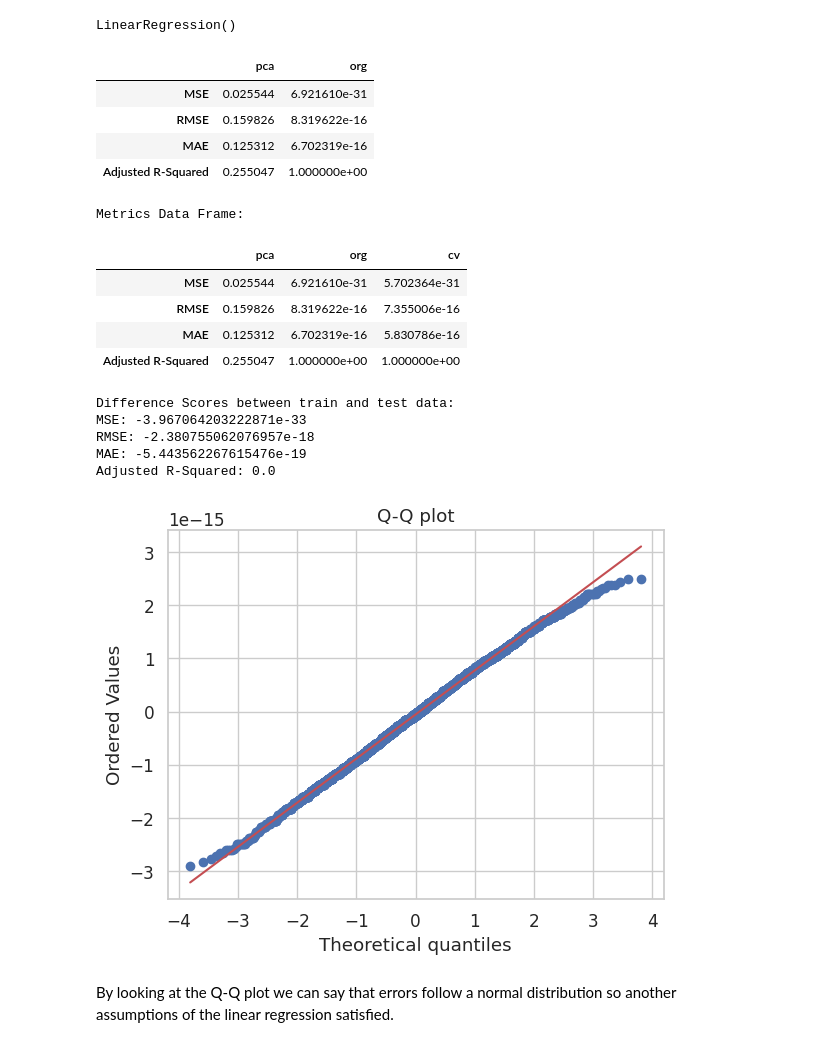
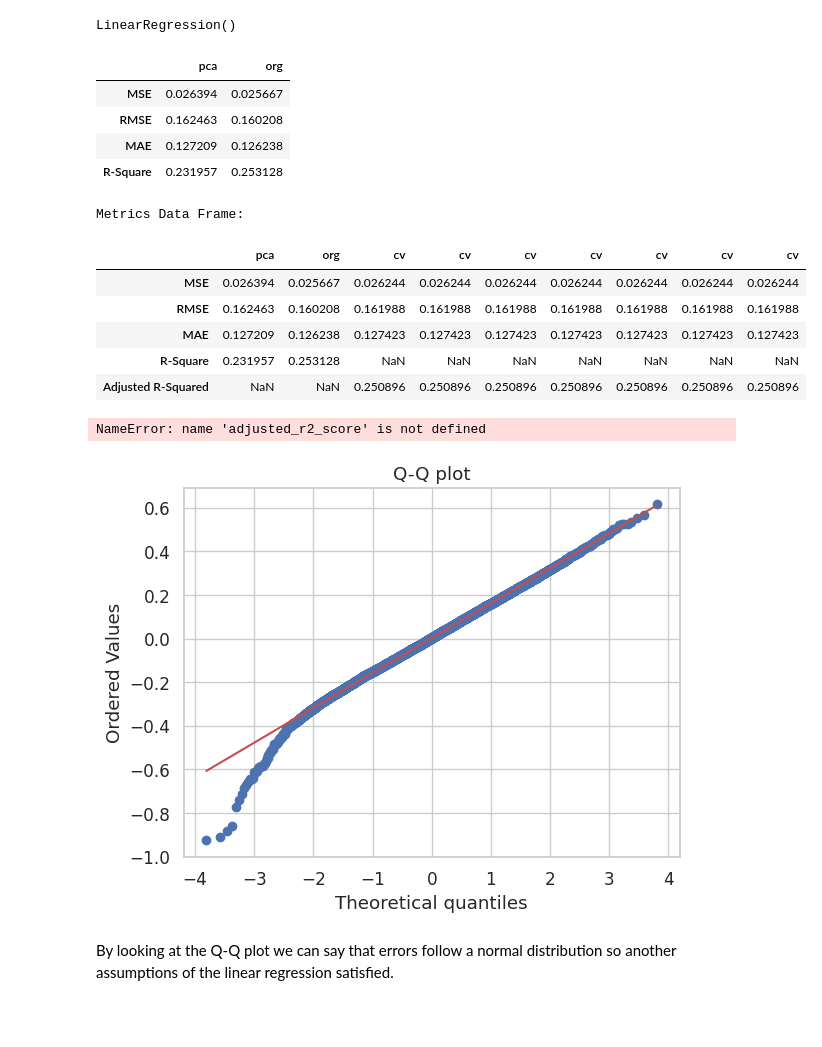
Before and after one commit to Erfan-Taherirani/Applied-ML-Lab, a Jupyter notebook: core_ml/regression/impact_of_ai_on_students/GPA_change_analysis.ipynb, the cells around one changed output. Saved outputs shown, nothing was run; the diff lists cells and outputs as text; code cells hidden in the pictures; blank space fills up the shorter version.

```diff
--- a/core_ml/regression/impact_of_ai_on_students/src/GPA_change_analysis.ipynb
+++ b/core_ml/regression/impact_of_ai_on_students/GPA_change_analysis.ipynb
@@ -79,7 +106,7 @@ sns.set_theme(
 # %% [markdown]
 ## 1. Data Structure and Types Examinations
 # %%
-df = pd.read_csv("../data/ai_student_impact_dataset (1).csv")
+df = pd.read_csv("data/raw/ai_student_impact_dataset (1).csv")
 df.head()
 # %% [output]
 |  | Student_ID | Major_Category | Year_of_Study | Pre_Semester_GPA | Weekly_GenAI_Hours | Primary_Use_Case | ... |
@@ -593,7 +604,9 @@ df.head(10)
 | 9 | 100010 | business | sophomore | 3.046 | 19.99 | debugging/troubleshooting | ... |
 # %%
 # creating the inputs
-feature_names = [feature for feature in df.columns if feature not in ["Student_ID", "GPA_Difference"]]
+feature_names = [feature for feature in df.columns if feature not in [
+    "Student_ID", "GPA_Difference", "Pre_Semester_GPA", "Post_Semester_GPA"
+]]
 
 X = df[feature_names]
 y = df['GPA_Difference']
@@ -848,8 +859,6 @@ linreg_org.fit(X_train_scaled, y_train)
 # %% [output]
 LinearRegression()
 # %%
-from metrics import adjusted_r2_score
-
 # evaluating models:
 # model trained on principal components
 y_pred_pca = linreg_pca.predict(X_test_pca_095)
@@ -858,7 +867,7 @@ mse_pca = mean_squared_error(y_true=y_test, y_pred=y_pred_pca)
 rmse_pca = root_mean_squared_error(y_true=y_test, y_pred=y_pred_pca)
 mae_pca = mean_absolute_error(y_true=y_test, y_pred=y_pred_pca)
 r2_score_pca = r2_score(y_true=y_test, y_pred=y_pred_pca)
-adjusted_r2_score_pca = adjusted_r2_score(r2_score_pca, y_test.shape[0], X_test.shape[1])
+# adjusted_r2_score_pca = adjusted_r2_score(r2_score_pca, y_test.shape[0], X_test.shape[1])
 
 # model trained on original features scaled
 y_pred_org = linreg_org.predict(X_test_scaled)
@@ -867,23 +876,23 @@ mse_org = mean_squared_error(y_true=y_test, y_pred=y_pred_org)
 rmse_org = root_mean_squared_error(y_true=y_test, y_pred=y_pred_org)
 mae_org = mean_absolute_error(y_true=y_test, y_pred=y_pred_org)
 r2_score_org = r2_score(y_true=y_test, y_pred=y_pred_org)
-adjusted_r2_score_org = adjusted_r2_score(r2_score_org, y_test.shape[0], X_test.shape[1])
+# adjusted_r2_score_org = adjusted_r2_score(r2_score_org, y_test.shape[0], X_test.shape[1])
 
 
 metrics_df = pd.DataFrame(
     {
-        "pca": [mse_pca, rmse_pca, mae_pca, adjusted_r2_score_pca],
-        "org": [mse_org, rmse_org, mae_org, adjusted_r2_score_org]
+        "pca": [mse_pca, rmse_pca, mae_pca, r2_score_pca],
+        "org": [mse_org, rmse_org, mae_org, r2_score_org]
 	},
-    index=["MSE", "RMSE", "MAE", "Adjusted R-Squared"]
+    index=["MSE", "RMSE", "MAE", "R-Square"]
 )
 metrics_df
 # %% [output]
 |  | pca | org |
-| MSE | 0.025544 | 6.921610e-31 |
-| RMSE | 0.159826 | 8.319622e-16 |
-| MAE | 0.125312 | 6.702319e-16 |
-| Adjusted R-Squared | 0.255047 | 1.000000e+00 |
+| MSE | 0.026394 | 0.025667 |
+| RMSE | 0.162463 | 0.160208 |
+| MAE | 0.127209 | 0.126238 |
+| R-Square | 0.231957 | 0.253128 |
 # %%
 # final model evaluation
 linreg = LinearRegression()
@@ -921,24 +930,25 @@ adjusted_r2_score_cv = adjusted_r2_score(r2_score_cv, n_samples=40_000, n_featur
 # %%
 metrics_df = pd.concat(
     [
         metrics_df,
         pd.DataFrame(
-            data={"cv": [mse_cv.mean(), rmse_cv.mean(), mae_cv.mean(), adjusted_r2_score_cv.mean()]},
+            data={"cv": [mse_cv.mean(), rmse_cv.mean(), mae_cv.mean(), r2_score_cv.mean()]},
             index=["MSE", "RMSE", "MAE", "Adjusted R-Squared"]
 		)
 	],
     axis=1
 )
 
 print("Metrics Data Frame:")
 metrics_df
 # %% [output]
 Metrics Data Frame:
-|  | pca | org | cv |
-| MSE | 0.025544 | 6.921610e-31 | 5.702364e-31 |
-| RMSE | 0.159826 | 8.319622e-16 | 7.355006e-16 |
-| MAE | 0.125312 | 6.702319e-16 | 5.830786e-16 |
-| Adjusted R-Squared | 0.255047 | 1.000000e+00 | 1.000000e+00 |
+|  | pca | org | cv | cv | cv | cv | cv | cv | cv |
+| MSE | 0.026394 | 0.025667 | 0.026244 | 0.026244 | 0.026244 | 0.026244 | 0.026244 | 0.026244 | 0.026244 |
+| RMSE | 0.162463 | 0.160208 | 0.161988 | 0.161988 | 0.161988 | 0.161988 | 0.161988 | 0.161988 | 0.161988 |
+| MAE | 0.127209 | 0.126238 | 0.127423 | 0.127423 | 0.127423 | 0.127423 | 0.127423 | 0.127423 | 0.127423 |
+| R-Square | 0.231957 | 0.253128 | NaN | NaN | NaN | NaN | NaN | NaN | NaN |
+| Adjusted R-Squared | NaN | NaN | 0.250896 | 0.250896 | 0.250896 | 0.250896 | 0.250896 | 0.250896 | 0.250896 |
 # %%
 # calculating the training and test scores
 mse_org_on_train_data = mean_squared_error(y_true=y_train, y_pred=linreg_org.predict(X_train_scaled))
@@ -958,11 +968,7 @@ print(f"RMSE: {rmse_diff}")
 print(f"MAE: {mae_diff}")
 print(f"Adjusted R-Squared: {adjusted_r2_score_diff}")
 # %% [output]
-Difference Scores between train and test data:
-MSE: -3.967064203222871e-33
-RMSE: -2.380755062076957e-18
-MAE: -5.443562267615476e-19
-Adjusted R-Squared: 0.0
+NameError: name 'adjusted_r2_score' is not defined
 # %%
 # Q-Q plot
 fig, ax = plt.subplots()
@@ -970,7 +976,7 @@ stats.probplot(y_test - y_pred_org, plot=ax, fit=True, dist="norm")
 ax.set_title("Q-Q plot")
 plt.show()
 # %% [output]
-[figure, old version]
+[figure, new version]
 # %% [markdown]
 By looking at the Q-Q plot we can say that errors follow a normal distribution so another assumptions of the linear regression satisfied.
 # %%
```
Also changed, not shown: parts of 25 cells of this notebook, 19 other files.
